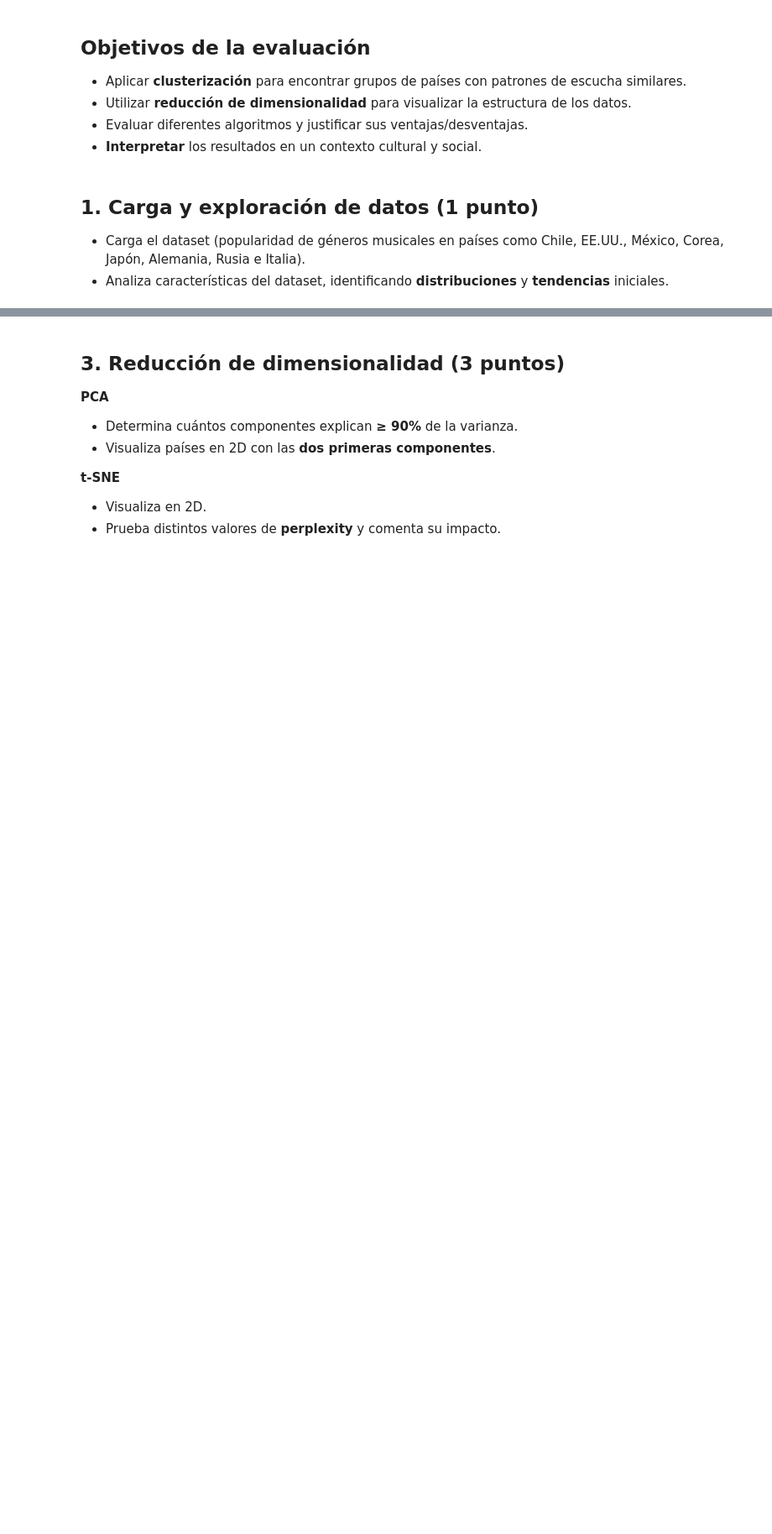
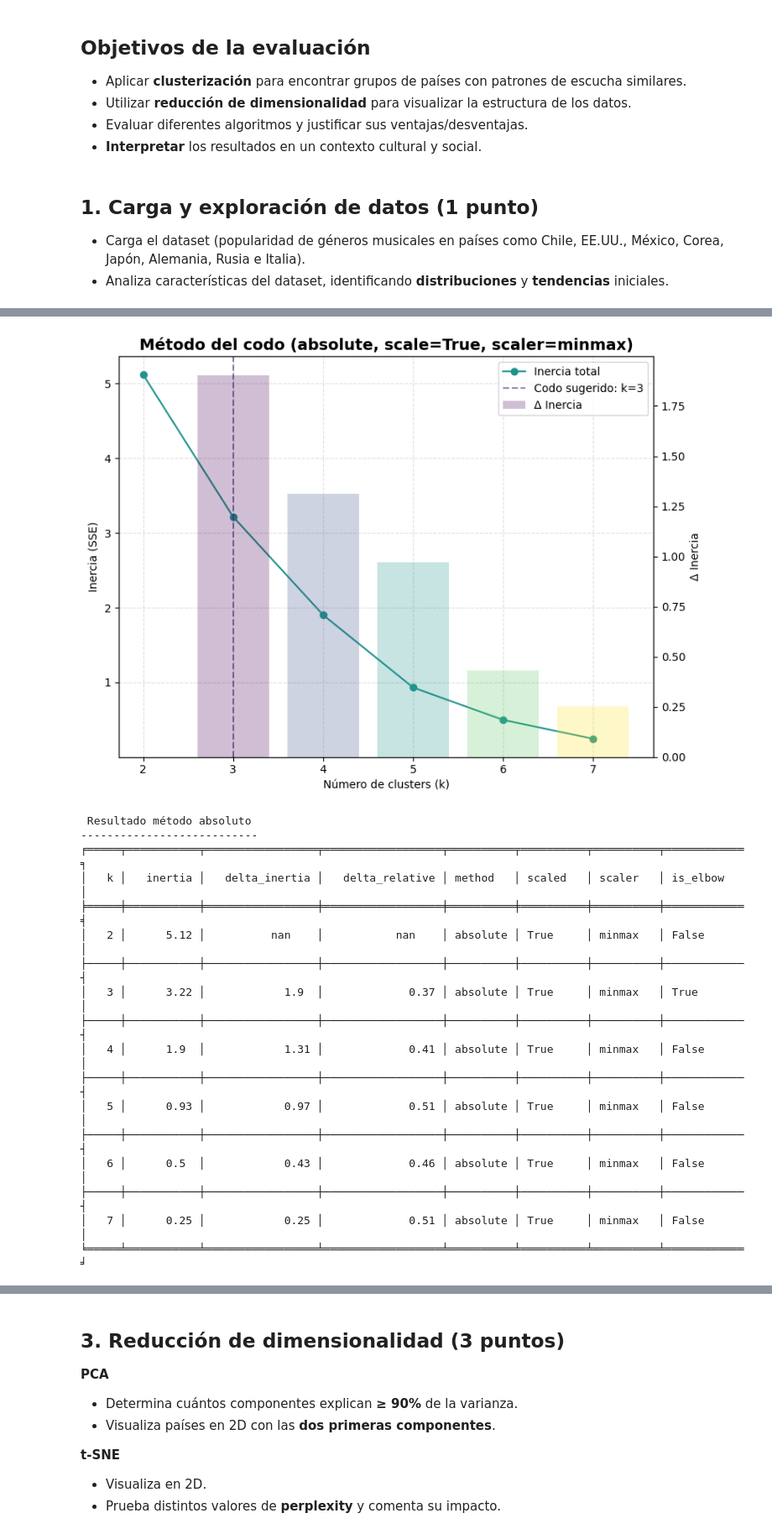
Before and after one commit to Mateo-canales-b/Ciencia_de_datos, a Jupyter notebook: M7/Ev_final_M7.ipynb, the cells around one changed output, grey strips where cells are left out. Shown at 84% size. Cells and saved outputs as stored; diff of their text form; code cells hidden in the pictures; blank space fills up the shorter version.

```diff
--- a/M7/Ev_final_M7.ipynb
+++ b/M7/Ev_final_M7.ipynb
@@ -27,0 +762,34 @@ Trabajas en un centro de investigación de tendencias culturales y te encargan a
+# %%
+# método absoluto
+
+no_scale, codo= elbow_auto_plot(
+    X=df_features,
+    scale=True,           # no escalamos
+    scaler="minmax",     # se ignora porque scale=False
+    method="absolute",     # mayor caída absoluta de inercia
+    k_cap=10,
+    palette=VIRIDIS,
+    seed=42,
+    show=True
+)
+
+tabla(no_scale,title="Resultado método absoluto")
+# %% [output]
+[figure, added]
+ Resultado método absoluto
+---------------------------
+╒═════╤═══════════╤═════════════════╤══════════════════╤══════════╤══════════╤══════════╤════════════╕
+│   k │   inertia │   delta_inertia │   delta_relative │ method   │ scaled   │ scaler   │ is_elbow   │
+╞═════╪═══════════╪═════════════════╪══════════════════╪══════════╪══════════╪══════════╪════════════╡
+│   2 │      5.12 │          nan    │           nan    │ absolute │ True     │ minmax   │ False      │
+├─────┼───────────┼─────────────────┼──────────────────┼──────────┼──────────┼──────────┼────────────┤
+│   3 │      3.22 │            1.9  │             0.37 │ absolute │ True     │ minmax   │ True       │
+├─────┼───────────┼─────────────────┼──────────────────┼──────────┼──────────┼──────────┼────────────┤
+│   4 │      1.9  │            1.31 │             0.41 │ absolute │ True     │ minmax   │ False      │
+├─────┼───────────┼─────────────────┼──────────────────┼──────────┼──────────┼──────────┼────────────┤
+│   5 │      0.93 │            0.97 │             0.51 │ absolute │ True     │ minmax   │ False      │
+├─────┼───────────┼─────────────────┼──────────────────┼──────────┼──────────┼──────────┼────────────┤
+│   6 │      0.5  │            0.43 │             0.46 │ absolute │ True     │ minmax   │ False      │
+├─────┼───────────┼─────────────────┼──────────────────┼──────────┼──────────┼──────────┼────────────┤
+│   7 │      0.25 │            0.25 │             0.51 │ absolute │ True     │ minmax   │ False      │
+╘═════╧═══════════╧═════════════════╧══════════════════╧══════════╧══════════╧══════════╧════════════╛
```
Also changed, not shown: parts of 22 cells of this notebook.
